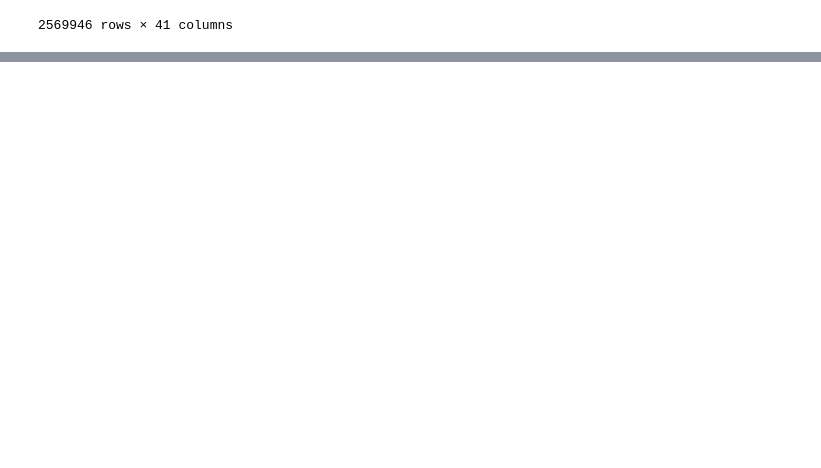
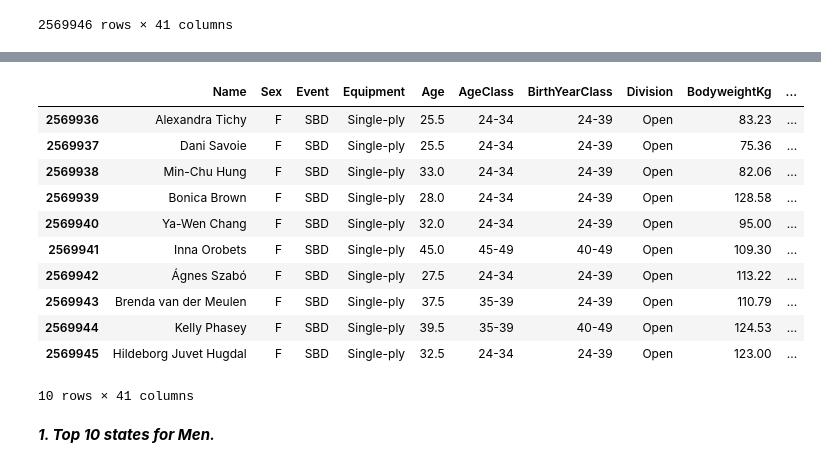
Before and after one commit to GNANASAMBANTHAN/GNANASAMBANTHAN, a Jupyter notebook: Mini_Project_1_Powerlifting.ipynb, the cells around one changed output, grey strips where cells are left out. Saved outputs shown, nothing was run; the diff lists cells and outputs as text; code cells hidden in the pictures; blank space fills up the shorter version.

```diff
--- a/Mini_Project_1_Powerlifting.ipynb
+++ b/Mini_Project_1_Powerlifting.ipynb
@@ -45,0 +62,18 @@ df.head()
+# %%
+list(df.columns)
+df.tail(10)
+# %% [output]
+|  | Name | Sex | Event | Equipment | Age | AgeClass | BirthYearClass | Division | BodyweightKg | ... |
+| 2569936 | Alexandra Tichy | F | SBD | Single-ply | 25.5 | 24-34 | 24-39 | Open | 83.23 | ... |
+| 2569937 | Dani Savoie | F | SBD | Single-ply | 25.5 | 24-34 | 24-39 | Open | 75.36 | ... |
+| 2569938 | Min-Chu Hung | F | SBD | Single-ply | 33.0 | 24-34 | 24-39 | Open | 82.06 | ... |
+| 2569939 | Bonica Brown | F | SBD | Single-ply | 28.0 | 24-34 | 24-39 | Open | 128.58 | ... |
+| 2569940 | Ya-Wen Chang | F | SBD | Single-ply | 32.0 | 24-34 | 24-39 | Open | 95.00 | ... |
+| 2569941 | Inna Orobets | F | SBD | Single-ply | 45.0 | 45-49 | 40-49 | Open | 109.30 | ... |
+| 2569942 | Ágnes Szabó | F | SBD | Single-ply | 27.5 | 24-34 | 24-39 | Open | 113.22 | ... |
+| 2569943 | Brenda van der Meulen | F | SBD | Single-ply | 37.5 | 35-39 | 24-39 | Open | 110.79 | ... |
+| 2569944 | Kelly Phasey | F | SBD | Single-ply | 39.5 | 35-39 | 40-49 | Open | 124.53 | ... |
+| 2569945 | Hildeborg Juvet Hugdal | F | SBD | Single-ply | 32.5 | 24-34 | 24-39 | Open | 123.00 | ... |
+10 rows × 41 columns
+# %% [markdown]
+***1. Top 10 states for Men.***
```
Also changed, not shown: parts of 6 cells of this notebook.
